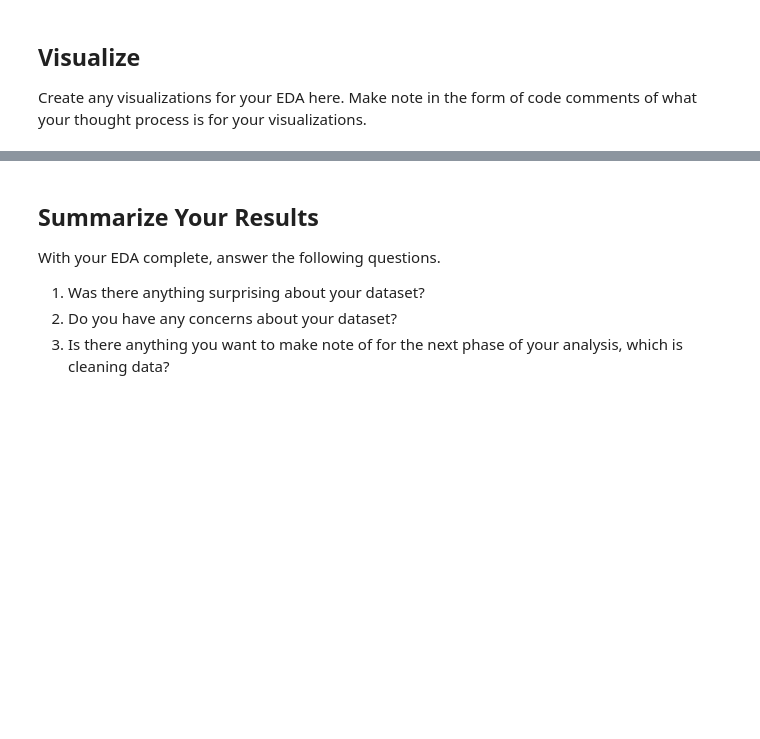
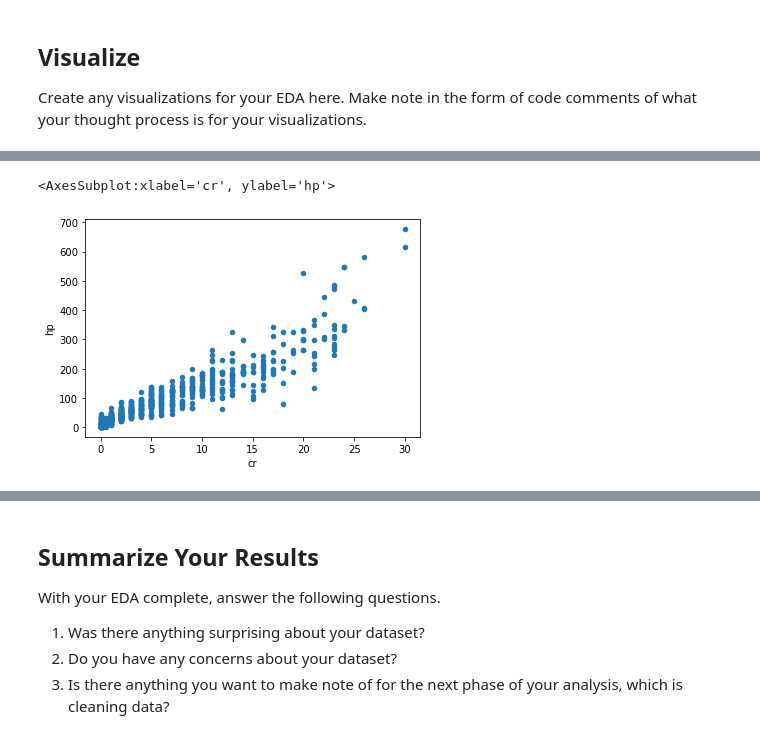
Before and after one commit to speudusa/eda-checkpoint, a Jupyter notebook: checkpoint-two.ipynb, the cells around one changed output, grey strips where cells are left out. Saved outputs shown, nothing was run; the diff lists cells and outputs as text; code cells hidden in the pictures; blank space fills up the shorter version.

```diff
--- a/checkpoint-two.ipynb
+++ b/checkpoint-two.ipynb
@@ -386,0 +583,6 @@ Create any visualizations for your EDA here. Make note in the form of code comme
+# %%
+more_monsters.plot.scatter(x="cr", y="hp")
+#Looking at hit points vs challenge rating
+# %% [output]
+<AxesSubplot:xlabel='cr', ylabel='hp'>
+[figure, added]
```
Also changed, not shown: parts of 46 cells of this notebook.
